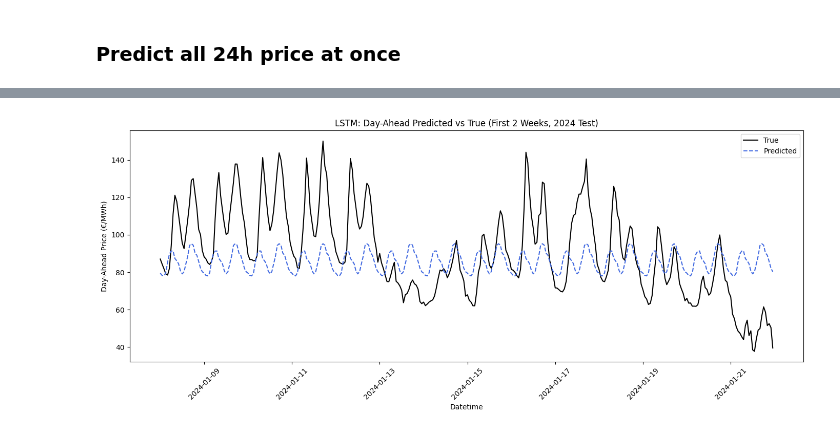
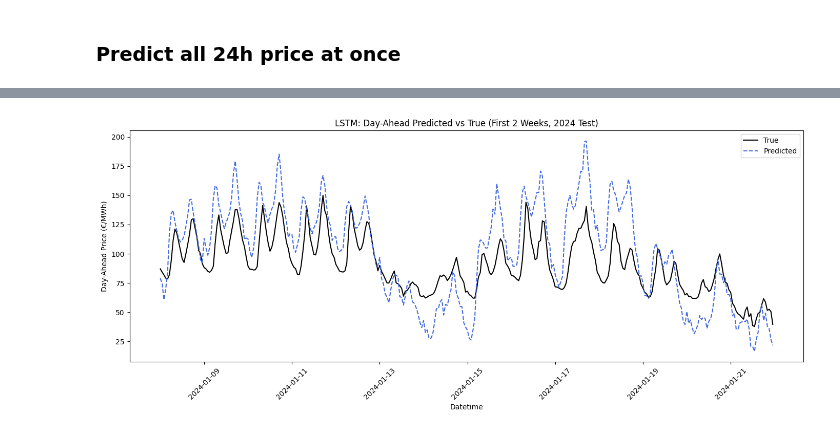
Before and after one commit to Spoorthy-Siddannaiah/day_ahead_price_prediction, a Jupyter notebook: day_ahead_price_predcition.ipynb, the cells around one changed output, grey strips where cells are left out. Saved outputs shown, nothing was run; the diff lists cells and outputs as text; code cells hidden in the pictures.

```diff
--- a/day_ahead_price_predcition.ipynb
+++ b/day_ahead_price_predcition.ipynb
@@ -592,7 +595,7 @@ Test RMSE: 48.13, MAE: 18.70, R2: 0.4430
 ### Predict all 24h price at once
 # %%
 # Sequence creation function
-def create_sequences_day_ahead(df, past_features, forecast_features, target_col, look_back=168, horizon=24):
+def create_sequences_day_ahead(df, past_features, forecast_features, target_col, look_back=336, horizon=24):
     X, y, dates = [], [], []
 
     for i in range(look_back, len(df)-horizon+1, 24):  # step by 24h
@@ -637,7 +688,10 @@ print("Test:", test_df.index[0], test_df.index[-1])
 
 # Create sequences for each set
 past_features = top_features
-forecast_features = []
+forecast_features = ['demand-forecast', 'solar-forecast','wind-forecast'
+# 'hour_sin', 'hour_cos', 'weekday_sin', 'weekday_cos',
+#        'month_sin', 'month_cos',
+       ]
 target_col = 'day-ahead-auction-price'
 look_back = 168
 horizon = 24
@@ -648,6 +702,19 @@ X_test, y_test, test_dates = create_sequences_day_ahead(test_df, past_features,
 
 print("X_train:", X_train.shape)
 print("y_train:", y_train.shape)
+
+# past_features = top_features
+# target_col = 'day-ahead-auction-price'
+# look_back = 168
+# horizon = 24
+
+# X_train, y_train, train_dates = create_sequences_day_ahead(train_df, past_features, target_col, look_back, horizon)
+# X_val, y_val, val_dates = create_sequences_day_ahead(val_df, past_features, target_col, look_back, horizon)
+# X_test, y_test, test_dates = create_sequences_day_ahead(test_df, past_features, target_col, look_back, horizon)
+
+# print("X_train:", X_train.shape)  # (num_samples, 168, n_features)
+# print("y_train:", y_train.shape)  # (num_samples, 24)
+
 print("X_val:", X_val.shape)
 print("y_val:", y_val.shape)
 print("X_test:", X_test.shape)
@@ -669,18 +736,23 @@ scaler_X = MinMaxScaler()
 X_train_scaled = scaler_X.fit_transform(X_train.reshape(-1, n_features)).reshape(X_train.shape)
 X_val_scaled = scaler_X.transform(X_val.reshape(-1, n_features)).reshape(X_val.shape)
 X_test_scaled = scaler_X.transform(X_test.reshape(-1, n_features)).reshape(X_test.shape)
+
+
+scaler_y = MinMaxScaler()
+y_train_scaled = scaler_y.fit_transform(y_train.reshape(-1,1)).reshape(y_train.shape)
+y_val_scaled = scaler_y.transform(y_val.reshape(-1,1)).reshape(y_val.shape)
 # %%
 # --- LSTM Model ---
 model = Sequential([
     LSTM(128, input_shape=(n_timesteps, n_features), return_sequences=True),
     LSTM(64),
-    Dense(y_train.shape[1])
+    Dense(y_train_scaled.shape[1])
 ])
 model.compile(optimizer='adam', loss='mse', metrics=['mae'])
 model.summary()
 
 history = model.fit(
-    X_train_scaled, y_train, validation_data=(X_val_scaled, y_val),
+    X_train_scaled, y_train_scaled, validation_data=(X_val_scaled, y_val_scaled),
     epochs=50, batch_size=32, verbose=1
 )
 # %% [output]
@@ -717,5 +789,11 @@ Epoch 50/50
 # %%
-y_pred = model.predict(X_test_scaled)# Flatten dates
+y_pred_scaled = model.predict(X_test_scaled)
+y_pred = scaler_y.inverse_transform(y_pred_scaled.reshape(-1,1)).reshape(y_pred_scaled.shape)
+
+
+# y_test_flat = y_test.reshape(-1)           # original scale
+# y_pred_flat = y_pred.reshape(-1)           # inverse scaled back to original
+
 
 
 flat_dates = np.concatenate(test_dates)  # concatenates all 24h blocks
@@ -784 +862 @@ Predicted vs True with Error (first 48 hours):
-[figure, old version]
+[figure, new version]
```
Also changed, not shown: parts of 9 cells of this notebook, 1 other file.
